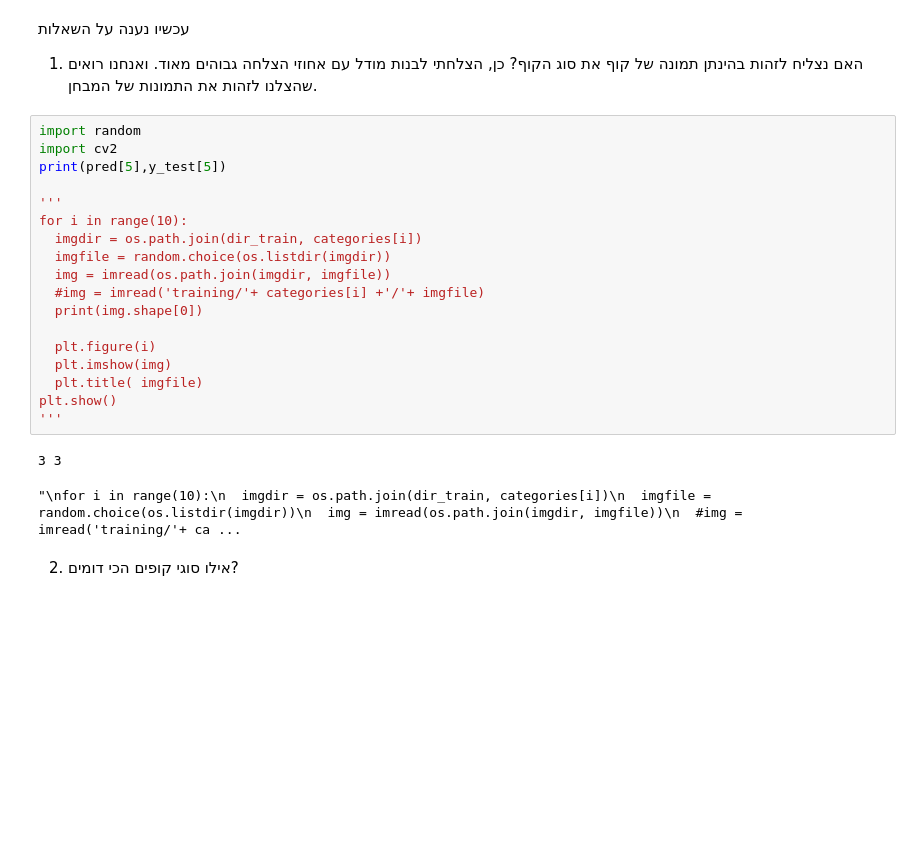
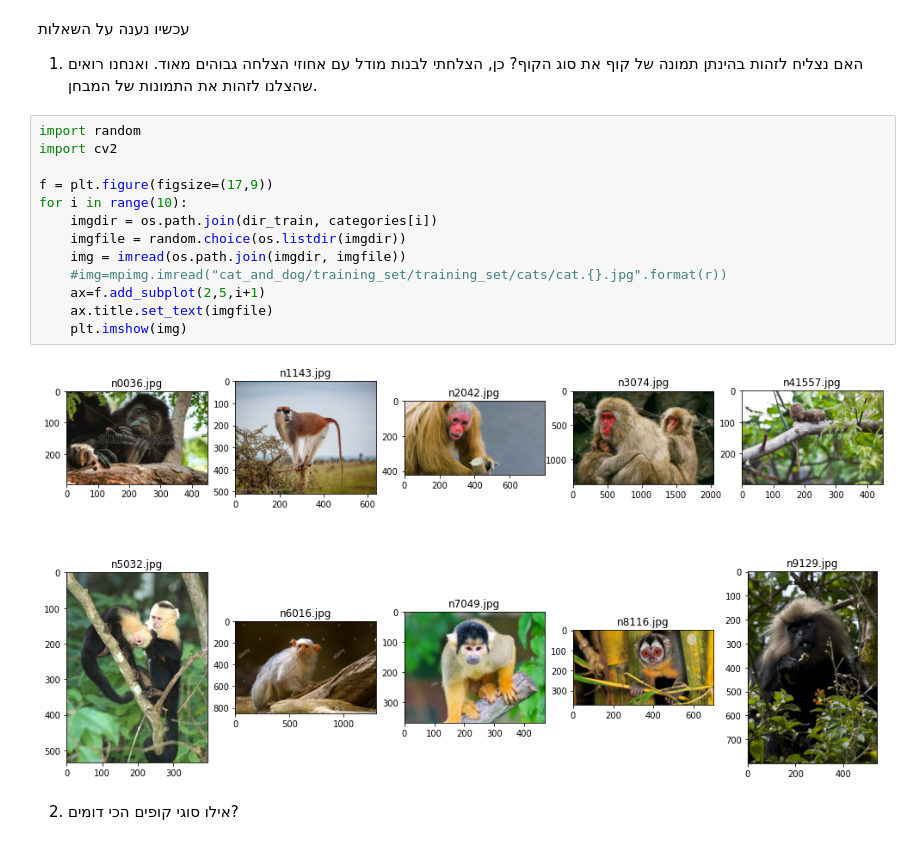
Before and after one commit to hadar22/machineLearning, a Jupyter notebook: classificationOfMonkeys.ipynb, the cells around one changed output. Saved outputs shown, nothing was run; the diff lists cells and outputs as text; blank space fills up the shorter version.

```diff
--- a/classificationOfMonkeys.ipynb
+++ b/classificationOfMonkeys.ipynb
@@ -350,24 +361,18 @@ ValueError: ignored
 # %%
 import random
 import cv2
-print(pred[5],y_test[5])
 
-'''
+f = plt.figure(figsize=(17,9))
 for i in range(10):
-  imgdir = os.path.join(dir_train, categories[i])
-  imgfile = random.choice(os.listdir(imgdir))
-  img = imread(os.path.join(imgdir, imgfile))
-  #img = imread('training/'+ categories[i] +'/'+ imgfile)
-  print(img.shape[0])
-
-  plt.figure(i)
-  plt.imshow(img)
-  plt.title( imgfile)
-plt.show()
-'''
+    imgdir = os.path.join(dir_train, categories[i])
+    imgfile = random.choice(os.listdir(imgdir))
+    img = imread(os.path.join(imgdir, imgfile))
+    #img=mpimg.imread("cat_and_dog/training_set/training_set/cats/cat.{}.jpg".format(r))
+    ax=f.add_subplot(2,5,i+1)
+    ax.title.set_text(imgfile)
+    plt.imshow(img)
 # %% [output]
-3 3
-"\nfor i in range(10):\n  imgdir = os.path.join(dir_train, categories[i])\n  imgfile = random.choice(os.listdir(imgdir))\n  img = imread(os.path.join(imgdir, imgfile))\n  #img = imread('training/'+ ca ...
+[figure, added]
 # %% [markdown]
 2. אילו סוגי קופים הכי דומים?
 # %%
```
Also changed, not shown: parts of 31 cells of this notebook.
